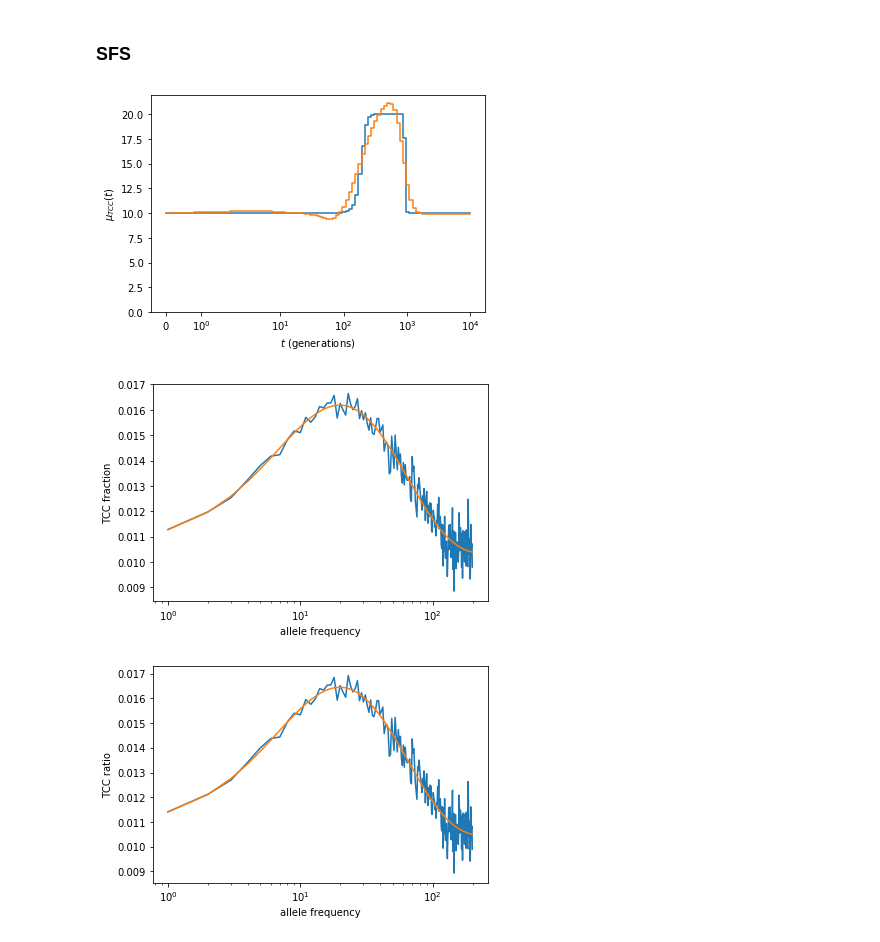
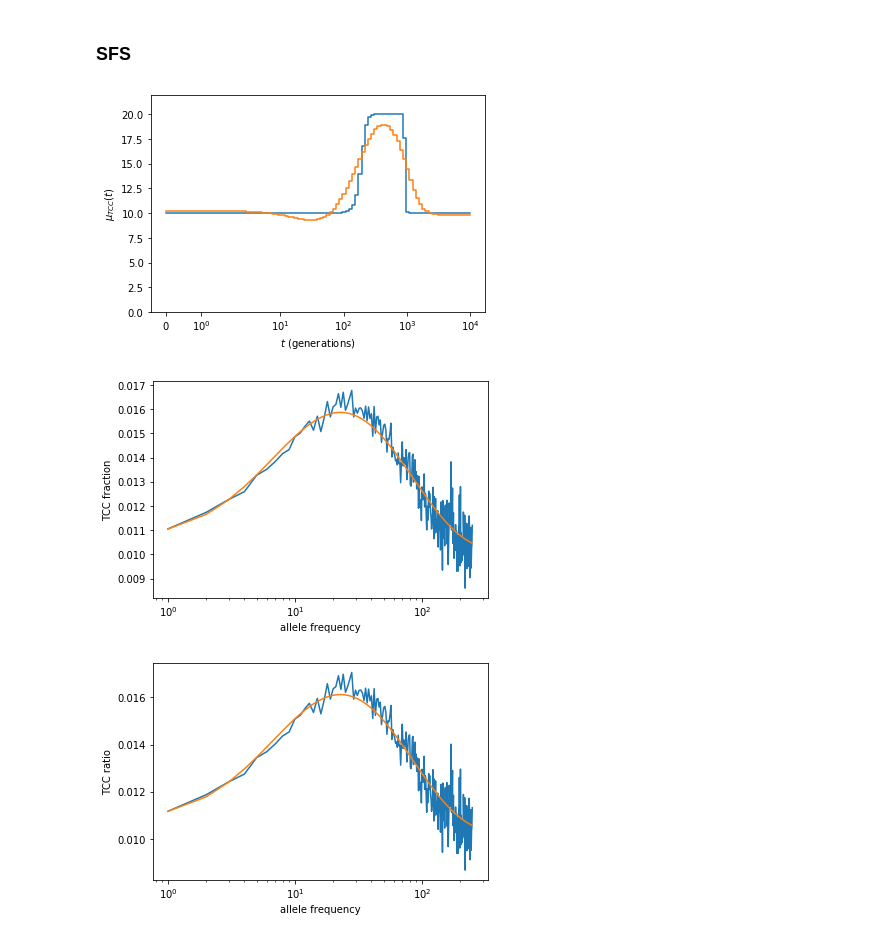
Before and after one commit to harrispopgen/mushi, a Jupyter notebook: test.ipynb, the cells around one changed output. Cells and saved outputs as stored; diff of their text form; code cells hidden in the pictures.

Commit message:
initialize \mu fitting with MLE constant history

```diff
--- a/test.ipynb
+++ b/test.ipynb
@@ -38,7 +38,7 @@ plt.show()
 # %% [markdown]
 ### SFS
 # %%
-n = 200
+n = 250
 sfs_TCC = SFS(n)
 sfs_other = SFS(n)
 sfs_TCC.simulate(history_TCC)
@@ -49,25 +46,27 @@ history_inferred = sfs_TCC.infer_μ(history_initial, λ_μ=1e-1, h=1e2)
+# %%
+history_inferred = sfs_TCC.infer_μ(history_TCC.η(), λ_μ=1e1, h=1e1)
 # %%
 plt.step(history_TCC.t[:-1], history_TCC.z, where='post')
 plt.step(history_inferred.t[:-1], history_inferred.z, where='post')
 plt.ylim([0, 1.1 * history_TCC.z.max()])
 plt.xscale('symlog')
 plt.xlabel('$t$ (generations)')
 plt.ylabel('$\mu_{TCC}(t)$')
 plt.show()
 
-sfs_total = sfs_TCC.sfs + sfs_other.sfs
-plt.plot(range(1, n), sfs_TCC.sfs / sfs_total)
+sfs_total = sfs_TCC.x + sfs_other.x
+plt.plot(range(1, n), sfs_TCC.x / sfs_total)
 plt.plot(range(1, n), sfs_TCC.ξ(history_inferred) / ((sfs_TCC.ξ(history_inferred) + sfs_other.ξ(history_other))))
 # plt.plot(range(1, n), sfs_TCC.ξ(history_TCC) / ((sfs_TCC.ξ(history_TCC) + sfs_other.ξ(history_other))))
 plt.xscale('log')
 plt.xlabel('allele frequency')
 plt.ylabel('TCC fraction')
 plt.show()
 # %% [output]
-[figure, old version]
+[figure, new version]
-[figure, old version]
+[figure, new version]
 # %%
-plt.plot(range(1, n), sfs_TCC.sfs / sfs_other.sfs)
+plt.plot(range(1, n), sfs_TCC.x / sfs_other.x)
 plt.plot(range(1, n), sfs_TCC.ξ(history_inferred) / (sfs_other.ξ(history_other)))
 # plt.plot(range(1, n), sfs_TCC.ξ(history_TCC) / ((sfs_TCC.ξ(history_TCC) + sfs_other.ξ(history_other))))
 plt.xscale('log')
@@ -75,4 +74,4 @@ plt.xlabel('allele frequency')
 plt.ylabel('TCC ratio')
 plt.show()
 # %% [output]
-[figure, old version]
+[figure, new version]
```
Also changed, not shown: parts of 2 cells of this notebook, 1 other file.
